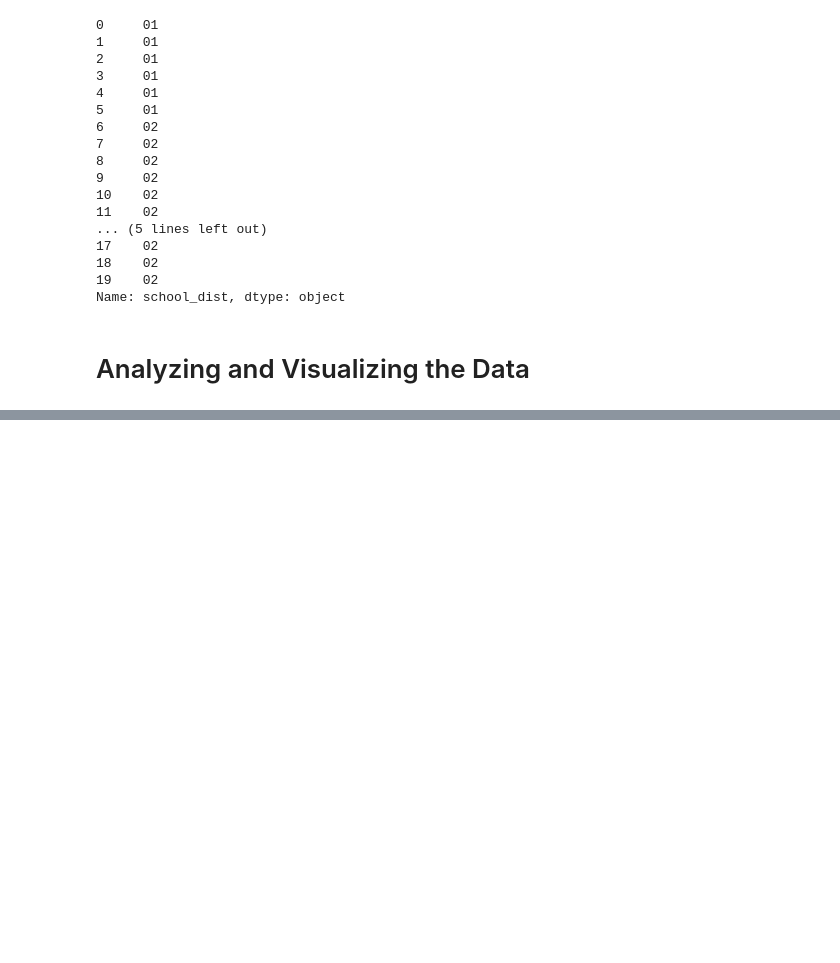
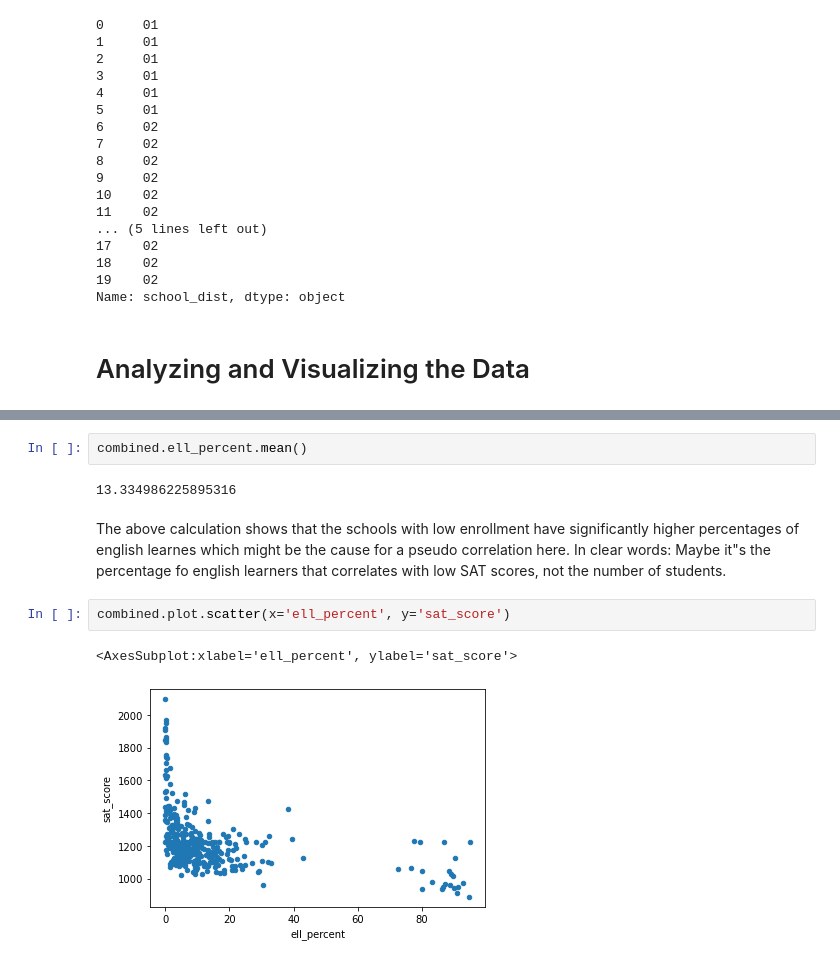
Before and after one commit to aegis301/nyc_high_school_project, a Jupyter notebook: cleaning_project.ipynb, the cells around one changed output, grey strips where cells are left out. Cells and saved outputs as stored; diff of their text form; blank space fills up the shorter version.

```diff
--- a/cleaning_project.ipynb
+++ b/cleaning_project.ipynb
@@ -842,0 +906,11 @@ Name: school_dist, dtype: object
+# %%
+combined.ell_percent.mean()
+# %% [output]
+13.334986225895316
+# %% [markdown]
+The above calculation shows that the schools with low enrollment have significantly higher percentages of english learnes which might be the cause for a pseudo correlation here. In clear words: Maybe it"s the percentage fo english learners that correlates with low SAT scores, not the number of students.
+# %%
+combined.plot.scatter(x='ell_percent', y='sat_score')
+# %% [output]
+<AxesSubplot:xlabel='ell_percent', ylabel='sat_score'>
+[figure, added]
```
Also changed, not shown: parts of 16 cells of this notebook, 3 other files.
